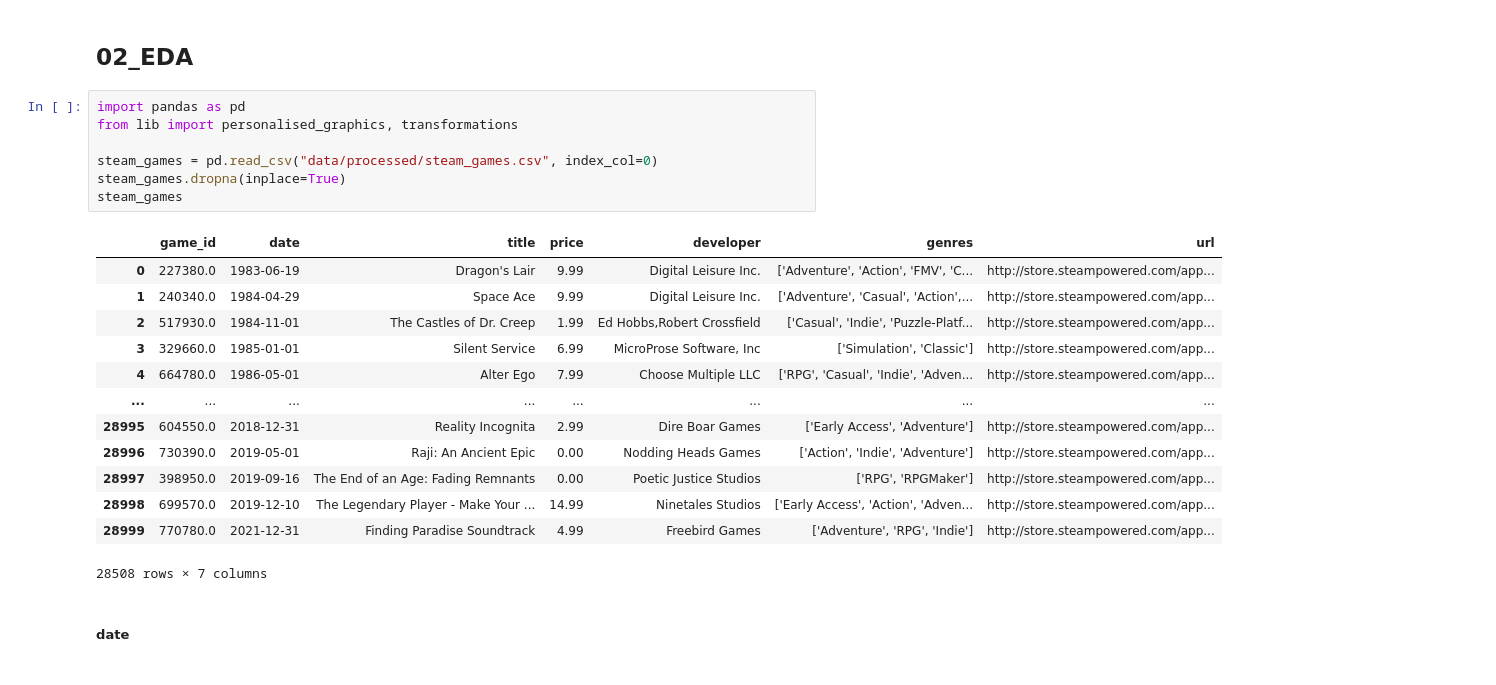
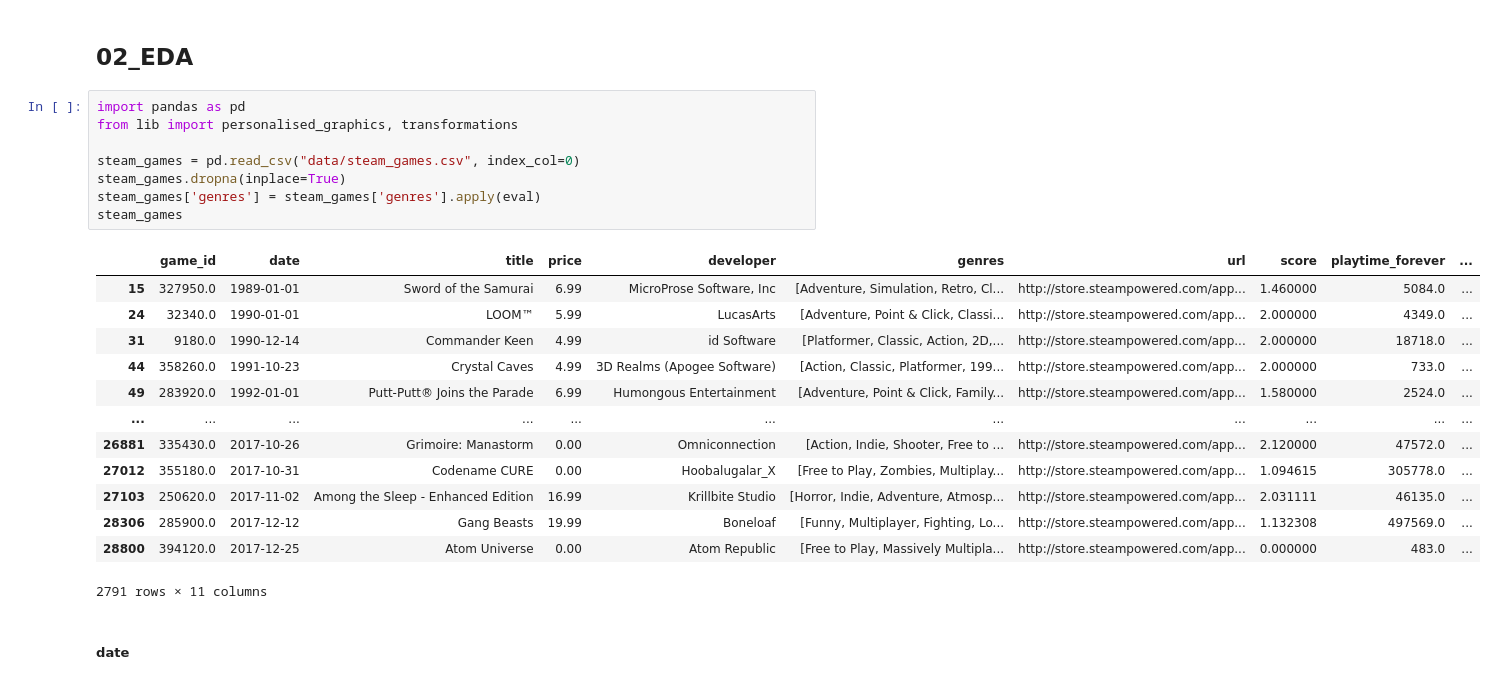
Before and after one commit to JullierJoaquin/game_rec_system, a Jupyter notebook: 02_EDA.ipynb, the cells around one changed output. Drawn from its saved outputs; the diff is of its cells as text.

```diff
--- a/02_EDA.ipynb
+++ b/02_EDA.ipynb
@@ -3,24 +3,25 @@
 # %%
 import pandas as pd
 from lib import personalised_graphics, transformations
 
-steam_games = pd.read_csv("data/processed/steam_games.csv", index_col=0)
+steam_games = pd.read_csv("data/steam_games.csv", index_col=0)
 steam_games.dropna(inplace=True)
+steam_games['genres'] = steam_games['genres'].apply(eval)
 steam_games
 # %% [output]
-|  | game_id | date | title | price | developer | genres | url |
-| 0 | 227380.0 | 1983-06-19 | Dragon's Lair | 9.99 | Digital Leisure Inc. | ['Adventure', 'Action', 'FMV', 'C... | http://store.steampowered.com/app... |
-| 1 | 240340.0 | 1984-04-29 | Space Ace | 9.99 | Digital Leisure Inc. | ['Adventure', 'Casual', 'Action',... | http://store.steampowered.com/app... |
-| 2 | 517930.0 | 1984-11-01 | The Castles of Dr. Creep | 1.99 | Ed Hobbs,Robert Crossfield | ['Casual', 'Indie', 'Puzzle-Platf... | http://store.steampowered.com/app... |
-| 3 | 329660.0 | 1985-01-01 | Silent Service | 6.99 | MicroProse Software, Inc | ['Simulation', 'Classic'] | http://store.steampowered.com/app... |
-| 4 | 664780.0 | 1986-05-01 | Alter Ego | 7.99 | Choose Multiple LLC | ['RPG', 'Casual', 'Indie', 'Adven... | http://store.steampowered.com/app... |
-| ... | ... | ... | ... | ... | ... | ... | ... |
-| 28995 | 604550.0 | 2018-12-31 | Reality Incognita | 2.99 | Dire Boar Games | ['Early Access', 'Adventure'] | http://store.steampowered.com/app... |
-| 28996 | 730390.0 | 2019-05-01 | Raji: An Ancient Epic | 0.00 | Nodding Heads Games | ['Action', 'Indie', 'Adventure'] | http://store.steampowered.com/app... |
-| 28997 | 398950.0 | 2019-09-16 | The End of an Age: Fading Remnants | 0.00 | Poetic Justice Studios | ['RPG', 'RPGMaker'] | http://store.steampowered.com/app... |
-| 28998 | 699570.0 | 2019-12-10 | The Legendary Player - Make Your ... | 14.99 | Ninetales Studios | ['Early Access', 'Action', 'Adven... | http://store.steampowered.com/app... |
-| 28999 | 770780.0 | 2021-12-31 | Finding Paradise Soundtrack | 4.99 | Freebird Games | ['Adventure', 'RPG', 'Indie'] | http://store.steampowered.com/app... |
+|  | game_id | date | title | price | developer | genres | url | score | playtime_forever | ... |
+| 15 | 327950.0 | 1989-01-01 | Sword of the Samurai | 6.99 | MicroProse Software, Inc | [Adventure, Simulation, Retro, Cl... | http://store.steampowered.com/app... | 1.460000 | 5084.0 | ... |
+| 24 | 32340.0 | 1990-01-01 | LOOM™ | 5.99 | LucasArts | [Adventure, Point & Click, Classi... | http://store.steampowered.com/app... | 2.000000 | 4349.0 | ... |
+| 31 | 9180.0 | 1990-12-14 | Commander Keen | 4.99 | id Software | [Platformer, Classic, Action, 2D,... | http://store.steampowered.com/app... | 2.000000 | 18718.0 | ... |
+| 44 | 358260.0 | 1991-10-23 | Crystal Caves | 4.99 | 3D Realms (Apogee Software) | [Action, Classic, Platformer, 199... | http://store.steampowered.com/app... | 2.000000 | 733.0 | ... |
+| 49 | 283920.0 | 1992-01-01 | Putt-Putt® Joins the Parade | 6.99 | Humongous Entertainment | [Adventure, Point & Click, Family... | http://store.steampowered.com/app... | 1.580000 | 2524.0 | ... |
+| ... | ... | ... | ... | ... | ... | ... | ... | ... | ... | ... |
+| 26881 | 335430.0 | 2017-10-26 | Grimoire: Manastorm | 0.00 | Omniconnection | [Action, Indie, Shooter, Free to ... | http://store.steampowered.com/app... | 2.120000 | 47572.0 | ... |
+| 27012 | 355180.0 | 2017-10-31 | Codename CURE | 0.00 | Hoobalugalar_X | [Free to Play, Zombies, Multiplay... | http://store.steampowered.com/app... | 1.094615 | 305778.0 | ... |
+| 27103 | 250620.0 | 2017-11-02 | Among the Sleep - Enhanced Edition | 16.99 | Krillbite Studio | [Horror, Indie, Adventure, Atmosp... | http://store.steampowered.com/app... | 2.031111 | 46135.0 | ... |
+| 28306 | 285900.0 | 2017-12-12 | Gang Beasts | 19.99 | Boneloaf | [Funny, Multiplayer, Fighting, Lo... | http://store.steampowered.com/app... | 1.132308 | 497569.0 | ... |
+| 28800 | 394120.0 | 2017-12-25 | Atom Universe | 0.00 | Atom Republic | [Free to Play, Massively Multipla... | http://store.steampowered.com/app... | 0.000000 | 483.0 | ... |
-28508 rows × 7 columns
+2791 rows × 11 columns
 # %% [markdown]
 ##### date
 # %%
```
Also changed, not shown: parts of 17 cells of this notebook, 18 other files.
